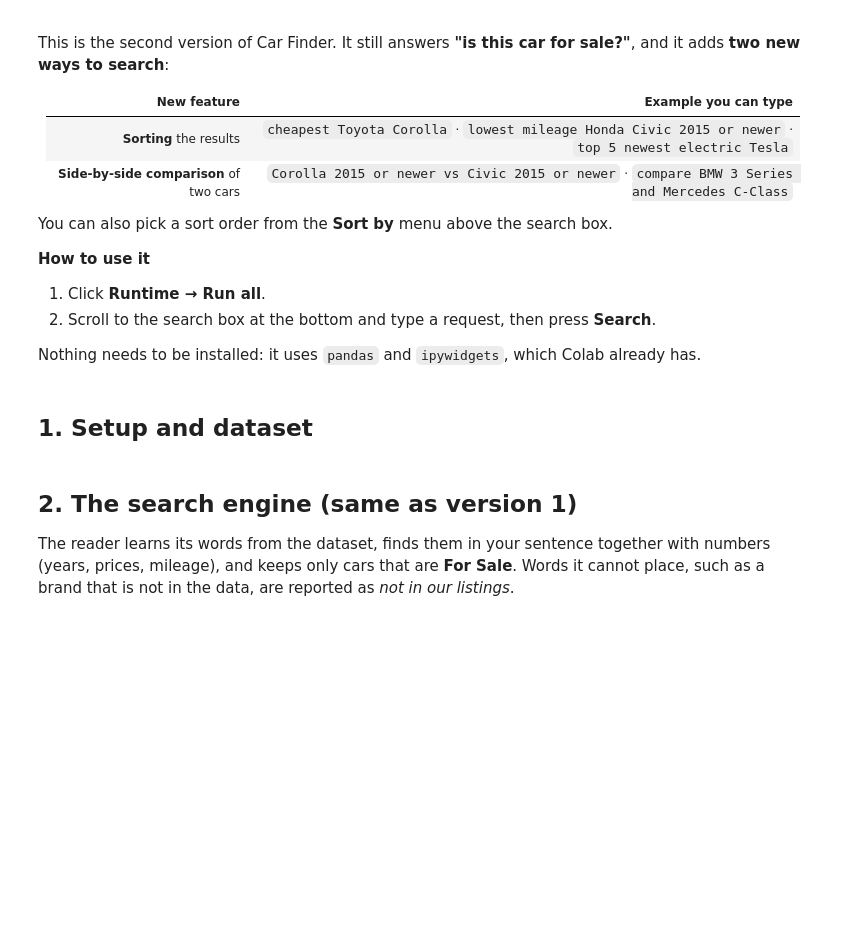
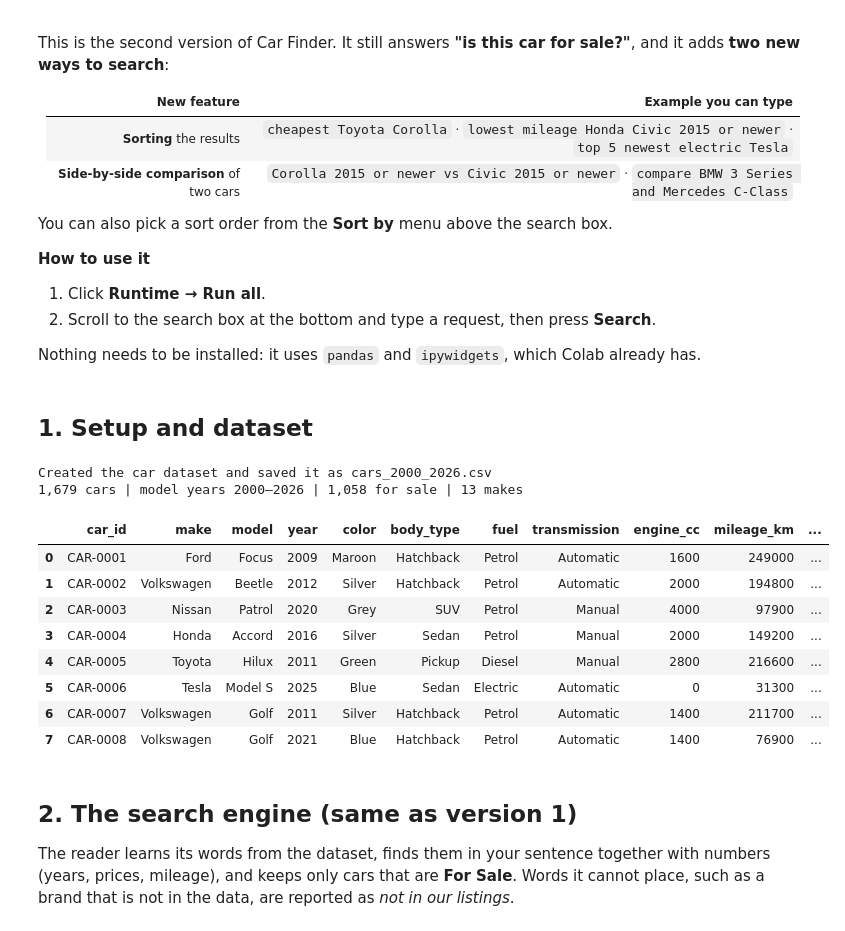
Before and after one commit to AbdullahZahoor00/car-finder-compare, a Jupyter notebook: car_finder_compare_colab.ipynb, the cells around one changed output. Cells and saved outputs as stored; diff of their text form; code cells hidden in the pictures; blank space fills up the shorter version.

```diff
--- a/car_finder_compare_colab.ipynb
+++ b/car_finder_compare_colab.ipynb
@@ -92,36 +92,55 @@ def make_dataset():
                     "make": make, "model": model, "year": year,
                     "color": random.choices(COLORS, COLOR_W)[0],
                     "body_type": body, "fuel": fuel,
                     "transmission": "Automatic" if fuel == "Electric" else
                                     random.choices(["Manual", "Automatic"], [35, 65] if year > 2012 else [55, 45])[0],
                     "engine_cc": cc if fuel != "Electric" else 0,
                     "mileage_km": int(mileage), "price_usd": int(round(price, -1)),
                     "city": random.choice(CITIES),
                     "status": random.choices(["For Sale", "Sold", "Reserved"], [62, 30, 8])[0],
                 })
 
     df = pd.DataFrame(rows).sample(frac=1, random_state=1).reset_index(drop=True)
     df.insert(0, "car_id", [f"CAR-{i:04d}" for i in range(1, len(df) + 1)])
     return df
 
 
 # If a file named cars_2000_2026.csv has been uploaded to Colab (folder icon on the left), it is used instead.
 # It must have the columns: car_id, make, model, year, color, body_type, fuel, transmission,
 # engine_cc, mileage_km, price_usd, city, status   (status = For Sale / Sold / Reserved)
+REQUIRED = ["car_id", "make", "model", "year", "color", "body_type", "fuel", "transmission",
+            "engine_cc", "mileage_km", "price_usd", "city", "status"]
 CSV = "cars_2000_2026.csv"
+df = None
 if os.path.exists(CSV):
     df = pd.read_csv(CSV)
-    print(f"Loaded your file {CSV}")
-else:
+    if all(c in df.columns for c in REQUIRED):
+        print(f"Loaded your file {CSV}")
+    else:                                          # a wrong file with this name must never replace the car data
+        print(f"{CSV} does not have the columns this notebook needs, so it was ignored.")
+        df = None
+if df is None:
     df = make_dataset()
     df.to_csv(CSV, index=False)
-    print(f"Created a new dataset and saved it as {CSV}")
+    print(f"Created the car dataset and saved it as {CSV}")
 
 for col in ["make", "model", "color", "body_type", "fuel", "transmission", "city", "status"]:
     df[col] = df[col].astype(str).str.strip()
 
 print(f"{len(df):,} cars | model years {df.year.min()}–{df.year.max()} | {(df.status == 'For Sale').sum():,} for sale | {df.make.nunique()} makes")
 df.head(8)
+# %% [output]
+Created the car dataset and saved it as cars_2000_2026.csv
+1,679 cars | model years 2000–2026 | 1,058 for sale | 13 makes
+|  | car_id | make | model | year | color | body_type | fuel | transmission | engine_cc | mileage_km | ... |
+| 0 | CAR-0001 | Ford | Focus | 2009 | Maroon | Hatchback | Petrol | Automatic | 1600 | 249000 | ... |
+| 1 | CAR-0002 | Volkswagen | Beetle | 2012 | Silver | Hatchback | Petrol | Automatic | 2000 | 194800 | ... |
+| 2 | CAR-0003 | Nissan | Patrol | 2020 | Grey | SUV | Petrol | Manual | 4000 | 97900 | ... |
+| 3 | CAR-0004 | Honda | Accord | 2016 | Silver | Sedan | Petrol | Manual | 2000 | 149200 | ... |
+| 4 | CAR-0005 | Toyota | Hilux | 2011 | Green | Pickup | Diesel | Manual | 2800 | 216600 | ... |
+| 5 | CAR-0006 | Tesla | Model S | 2025 | Blue | Sedan | Electric | Automatic | 0 | 31300 | ... |
+| 6 | CAR-0007 | Volkswagen | Golf | 2011 | Silver | Hatchback | Petrol | Automatic | 1400 | 211700 | ... |
+| 7 | CAR-0008 | Volkswagen | Golf | 2021 | Blue | Hatchback | Petrol | Automatic | 1400 | 76900 | ... |
 # %% [markdown]
 ## 2. The search engine (same as version 1)
 The reader learns its words from the dataset, finds them in your sentence together with numbers (years, prices, mileage), and keeps only cars that are **For Sale**.
```
Also changed, not shown: parts of 4 cells of this notebook, 1 other file.
